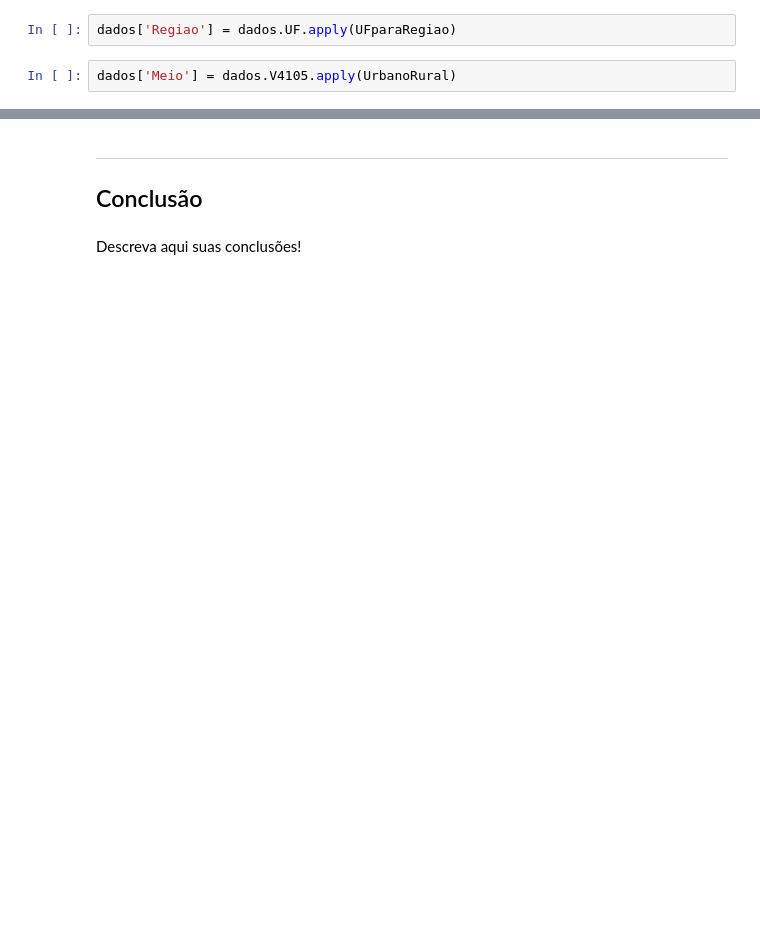
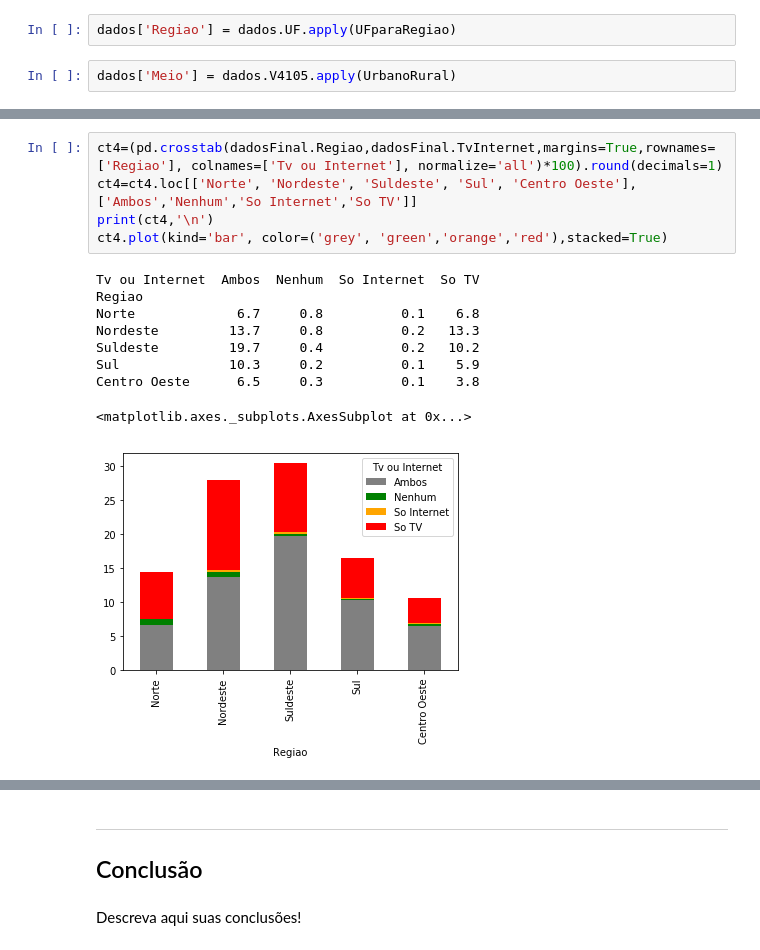
Before and after one commit to gabrielvf1/CienciaDosDados, a Jupyter notebook: Projeto1 Layout.ipynb, the cells around one changed output, grey strips where cells are left out. Cells and saved outputs as stored; diff of their text form; blank space fills up the shorter version.

```diff
--- a/Projeto1 Layout.ipynb
+++ b/Projeto1 Layout.ipynb
@@ -116,0 +282,15 @@ Name: Regiao, dtype: int64
+# %%
+ct4=(pd.crosstab(dadosFinal.Regiao,dadosFinal.TvInternet,margins=True,rownames=['Regiao'], colnames=['Tv ou Internet'], normalize='all')*100).round(decimals=1)
+ct4=ct4.loc[['Norte', 'Nordeste', 'Suldeste', 'Sul', 'Centro Oeste'],['Ambos','Nenhum','So Internet','So TV']]
+print(ct4,'\n')
+ct4.plot(kind='bar', color=('grey', 'green','orange','red'),stacked=True)
+# %% [output]
+Tv ou Internet  Ambos  Nenhum  So Internet  So TV
+Regiao
+Norte             6.7     0.8          0.1    6.8
+Nordeste         13.7     0.8          0.2   13.3
+Suldeste         19.7     0.4          0.2   10.2
+Sul              10.3     0.2          0.1    5.9
+Centro Oeste      6.5     0.3          0.1    3.8
+<matplotlib.axes._subplots.AxesSubplot at 0x...>
+[figure, added]
```
Also changed, not shown: parts of 31 cells of this notebook, 1 other file.
